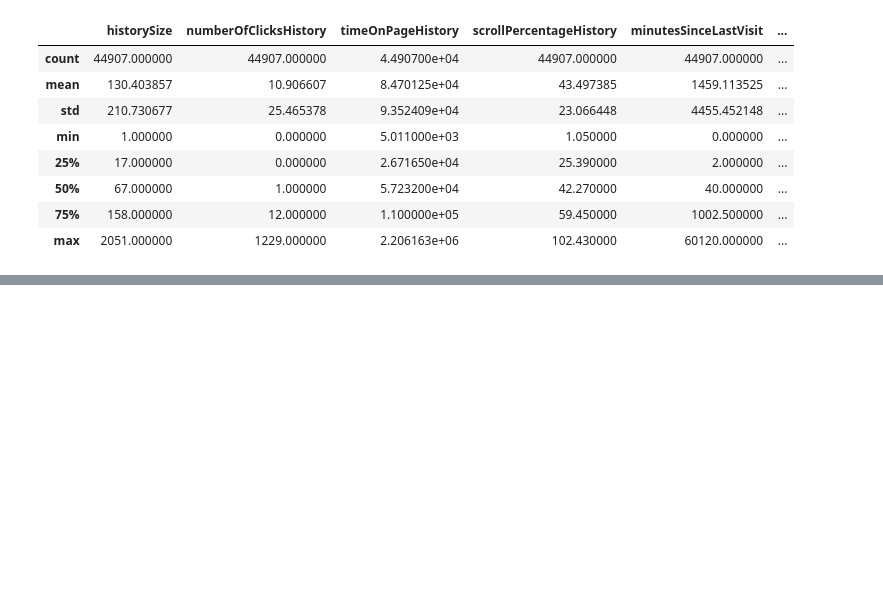
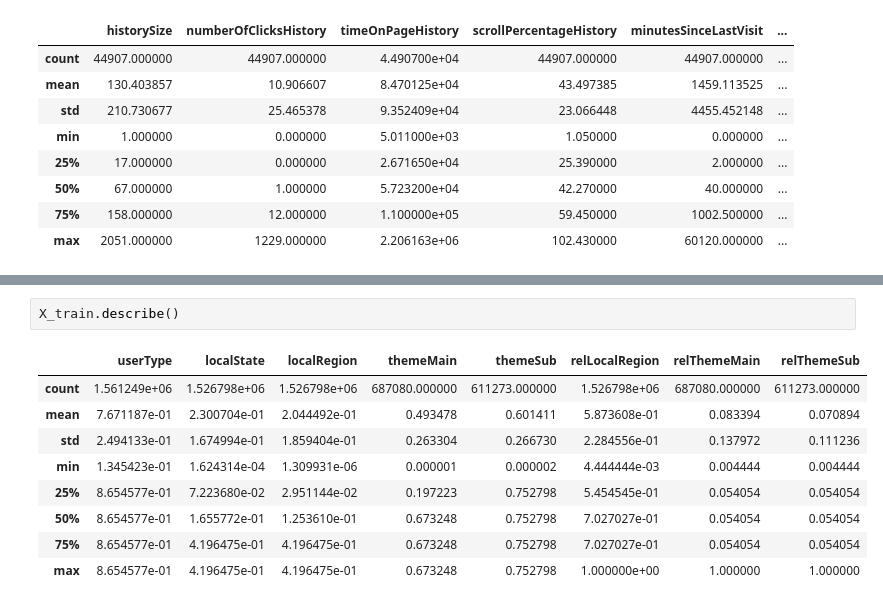
Before and after one commit to gmferratti/ML_Engineer_Datathon, a Jupyter notebook: notebooks/gmferratti/target/target.ipynb, the cells around one changed output, grey strips where cells are left out. Saved outputs shown, nothing was run; the diff lists cells and outputs as text; blank space fills up the shorter version.

```diff
--- a/notebooks/gmferratti/target/target.ipynb
+++ b/notebooks/gmferratti/target/target.ipynb
@@ -224,0 +285,12 @@ Index(['userType', 'issuedDatetime', 'timestampHistoryDatetime', 'coldStart',
+# %%
+X_train.describe()
+# %% [output]
+|  | userType | localState | localRegion | themeMain | themeSub | relLocalRegion | relThemeMain | relThemeSub |
+| count | 1.561249e+06 | 1.526798e+06 | 1.526798e+06 | 687080.000000 | 611273.000000 | 1.526798e+06 | 687080.000000 | 611273.000000 |
+| mean | 7.671187e-01 | 2.300704e-01 | 2.044492e-01 | 0.493478 | 0.601411 | 5.873608e-01 | 0.083394 | 0.070894 |
+| std | 2.494133e-01 | 1.674994e-01 | 1.859404e-01 | 0.263304 | 0.266730 | 2.284556e-01 | 0.137972 | 0.111236 |
+| min | 1.345423e-01 | 1.624314e-04 | 1.309931e-06 | 0.000001 | 0.000002 | 4.444444e-03 | 0.004444 | 0.004444 |
+| 25% | 8.654577e-01 | 7.223680e-02 | 2.951144e-02 | 0.197223 | 0.752798 | 5.454545e-01 | 0.054054 | 0.054054 |
+| 50% | 8.654577e-01 | 1.655772e-01 | 1.253610e-01 | 0.673248 | 0.752798 | 7.027027e-01 | 0.054054 | 0.054054 |
+| 75% | 8.654577e-01 | 4.196475e-01 | 4.196475e-01 | 0.673248 | 0.752798 | 7.027027e-01 | 0.054054 | 0.054054 |
+| max | 8.654577e-01 | 4.196475e-01 | 4.196475e-01 | 0.673248 | 0.752798 | 1.000000e+00 | 1.000000 | 1.000000 |
```
Also changed, not shown: parts of 6 cells of this notebook, 3 other files.
